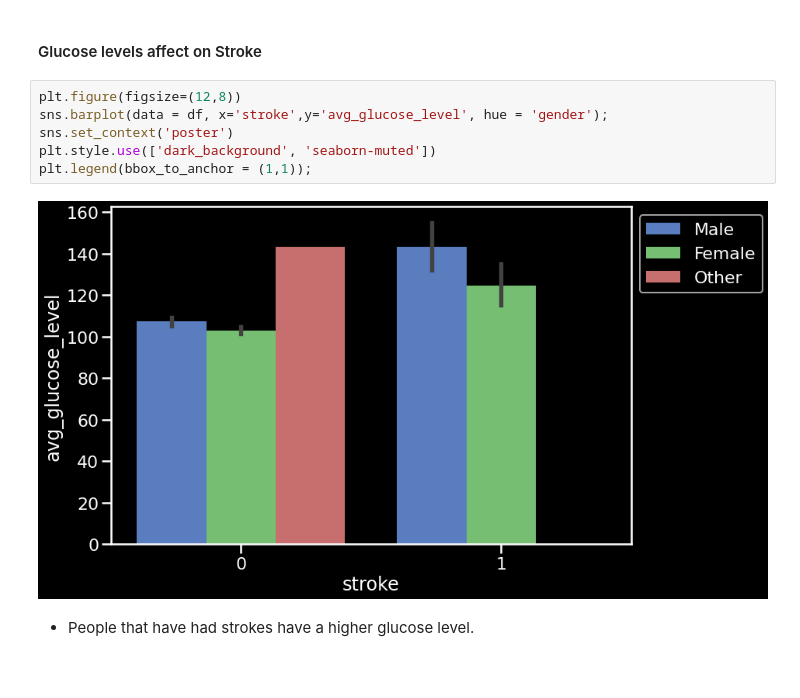
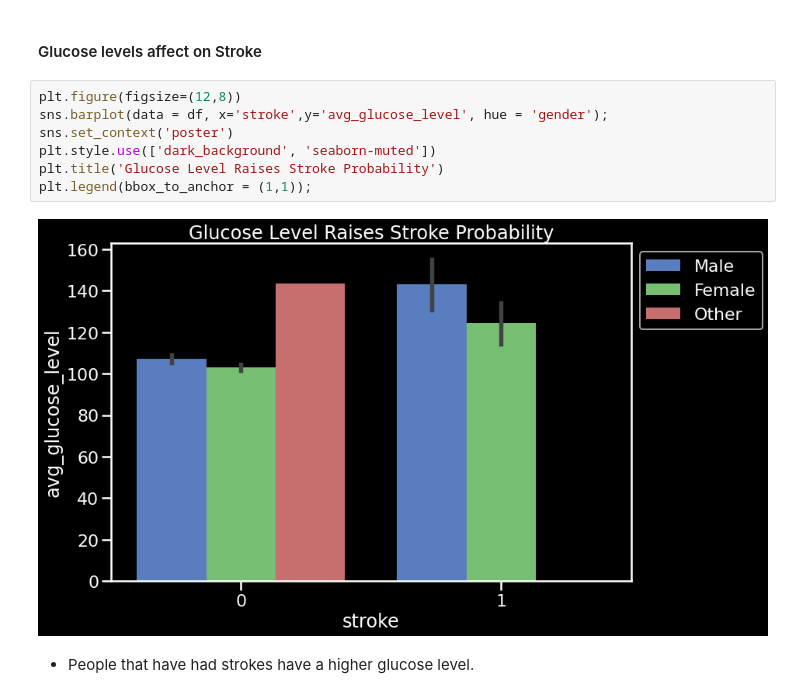
Before and after one commit to Bschreff/Heath-Care-Predictions, a Jupyter notebook: Stroke.ipynb, the cells around one changed output. Cells and saved outputs as stored; diff of their text form; blank space fills up the shorter version.

```diff
--- a/Stroke.ipynb
+++ b/Stroke.ipynb
@@ -341,11 +341,12 @@ plt.legend(bbox_to_anchor=(1.05, 1), loc='upper left', borderaxespad=0);
 # %%
 plt.figure(figsize=(12,8))
 sns.barplot(data = df, x='stroke',y='avg_glucose_level', hue = 'gender');
 sns.set_context('poster')
 plt.style.use(['dark_background', 'seaborn-muted'])
+plt.title('Glucose Level Raises Stroke Probability')
 plt.legend(bbox_to_anchor = (1,1));
 # %% [output]
-[figure, old version]
+[figure, new version]
 # %% [markdown]
   - People that have had strokes have a higher glucose level.
 # %% [markdown]
```
Also changed, not shown: parts of 5 cells of this notebook.
